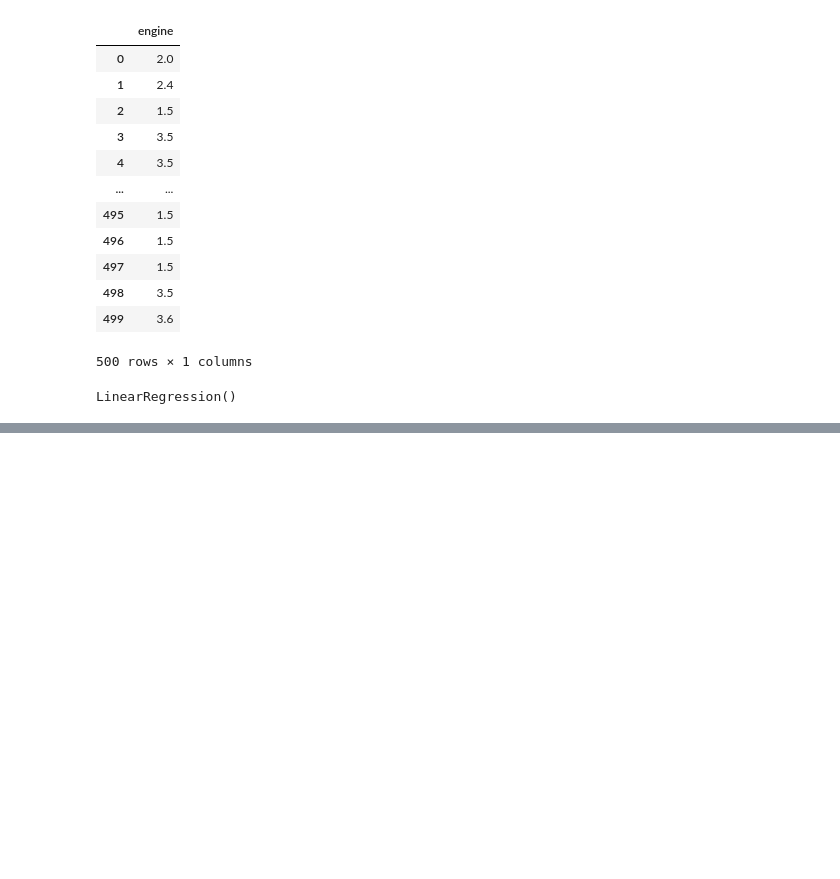
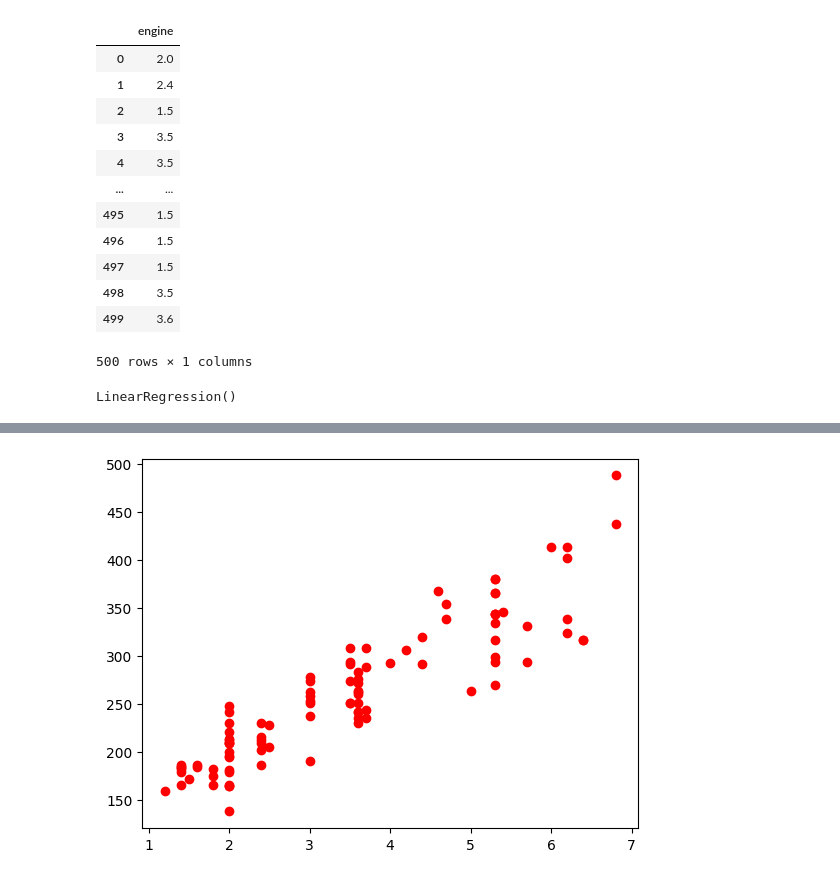
Before and after one commit to Malihashahi/Ai2, a Jupyter notebook: Ml2.ipynb, the cells around one changed output, grey strips where cells are left out. Drawn from its saved outputs; the diff is of its cells as text; code cells hidden in the pictures; blank space fills up the shorter version.

Commit message:
create liner regression with plot

```diff
--- a/Ml2.ipynb
+++ b/Ml2.ipynb
@@ -64,0 +85,5 @@ y_test_pred =reg_linear.predict(X_test)
+# %%
+plt.scatter(X_test,y_test, color ='red')
+plt.show()
+# %% [output]
+[figure, added]
```
Also changed, not shown: parts of 11 cells of this notebook.
